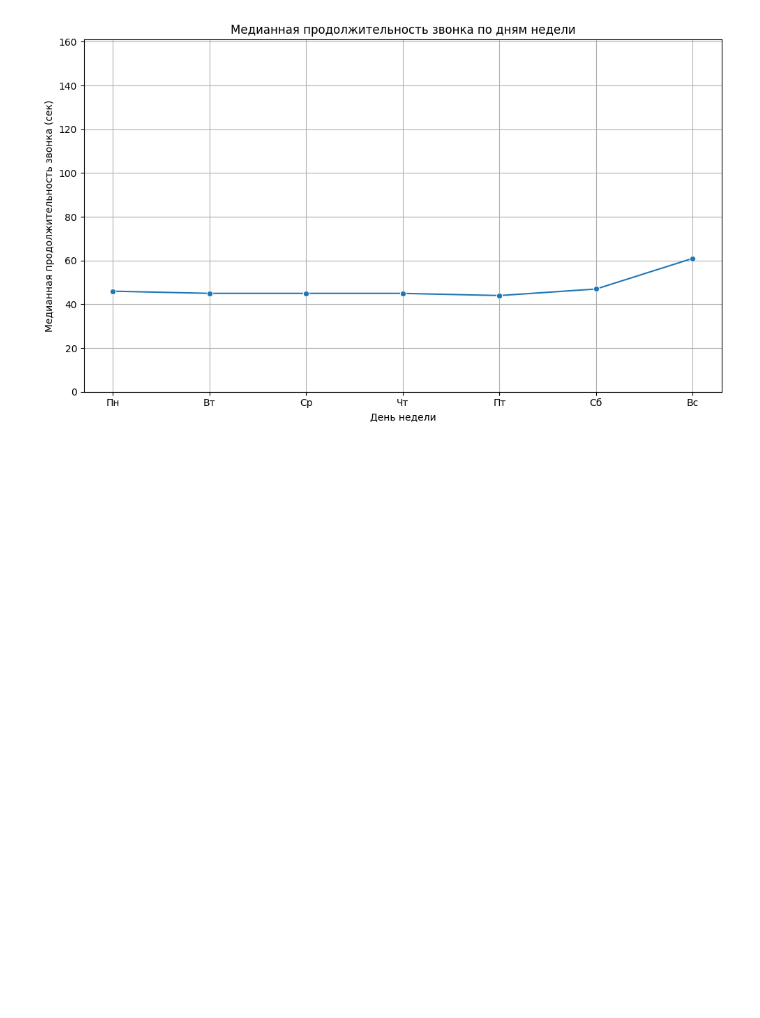
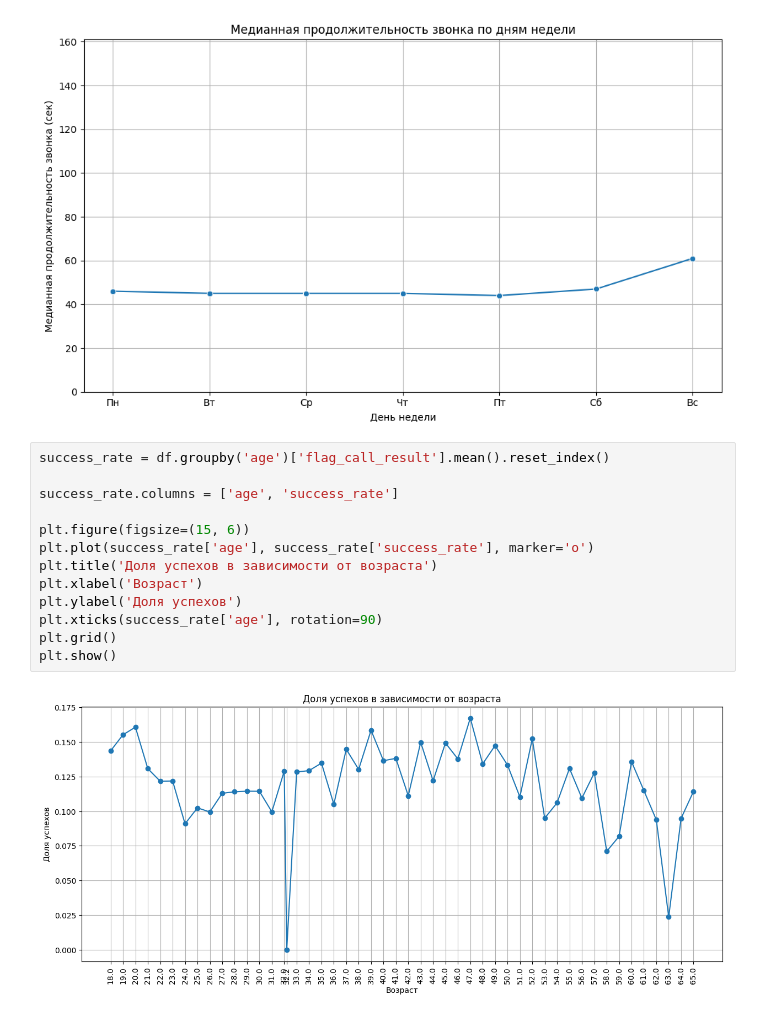
Before and after one commit to bygaga993/bread_dano_2024, a Jupyter notebook: visualization.ipynb, the cells around one changed output. Saved outputs shown, nothing was run; the diff lists cells and outputs as text; blank space fills up the shorter version.

Commit message:
add new plots

```diff
--- a/visualization.ipynb
+++ b/visualization.ipynb
@@ -290,3 +290,18 @@ plt.tight_layout()
 plt.show()
 # %% [output]
 [figure]
+# %%
+success_rate = df.groupby('age')['flag_call_result'].mean().reset_index()
+
+success_rate.columns = ['age', 'success_rate']
+
+plt.figure(figsize=(15, 6))
+plt.plot(success_rate['age'], success_rate['success_rate'], marker='o')
+plt.title('Доля успехов в зависимости от возраста')
+plt.xlabel('Возраст')
+plt.ylabel('Доля успехов')
+plt.xticks(success_rate['age'], rotation=90)
+plt.grid()
+plt.show()
+# %% [output]
+[figure, added]
```
Also changed, not shown: parts of 8 cells of this notebook.
